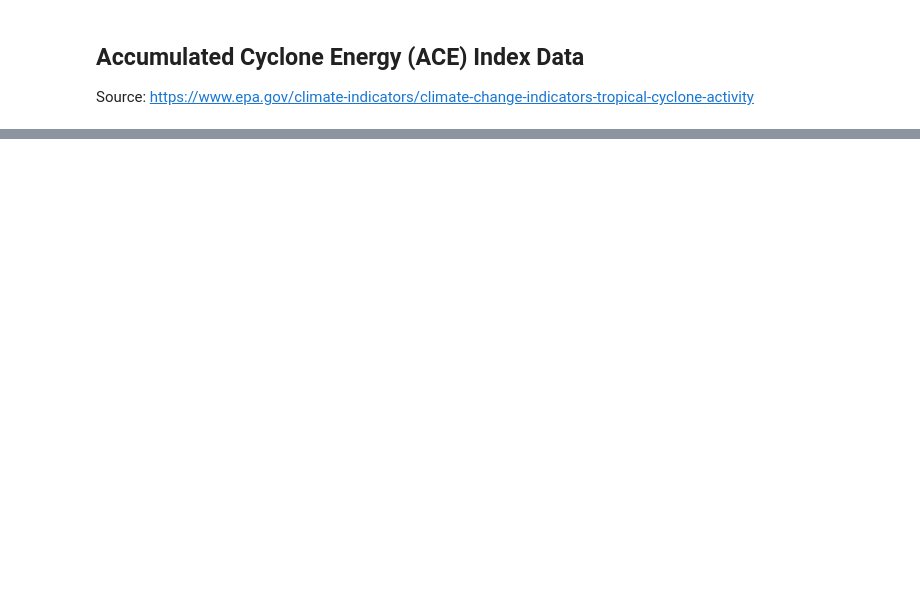
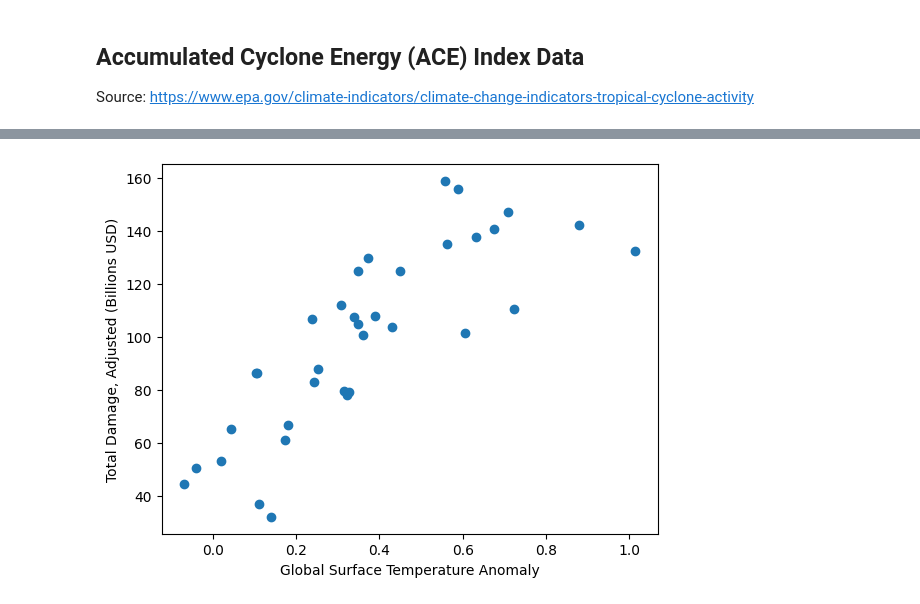
Before and after one commit to kac624/cuny, a Jupyter notebook: D608/story5_KeithC_script.ipynb, the cells around one changed output, grey strips where cells are left out. Cells and saved outputs as stored; diff of their text form; code cells hidden in the pictures; blank space fills up the shorter version.

```diff
--- a/D608/story5_KeithC_script.ipynb
+++ b/D608/story5_KeithC_script.ipynb
@@ -72,0 +99,5 @@ plt.show()
+# %%
+df = pd.merge(temps, damage_per_year, left_on='year', right_index=True, how='outer').dropna(how='any')
+df = df[df.year >= 1990]
+df['rolling_10yr_damages'] = df['rolling_10yr_damages'] / 10**6
+df.head()
@@ -72,0 +111,8 @@ plt.show()
+# %%
+plt.figure()
+plt.scatter(df['temp_anomaly'], df['rolling_10yr_damages'])
+plt.xlabel('Global Surface Temperature Anomaly')
+plt.ylabel('Total Damage, Adjusted (Billions USD)')
+plt.show()
+# %% [output]
+[figure, added]
```
Also changed, not shown: parts of 9 cells of this notebook, 3 other files.
